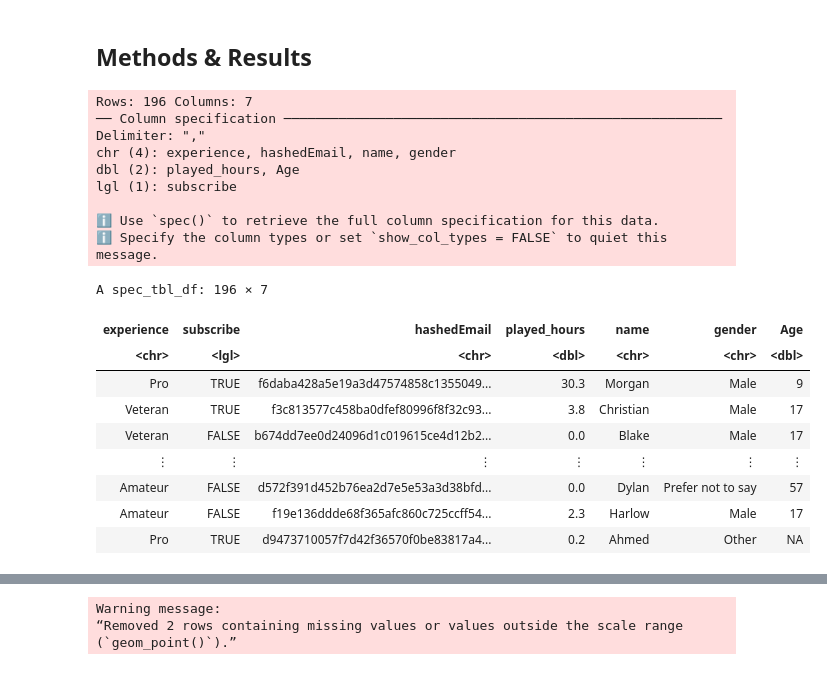
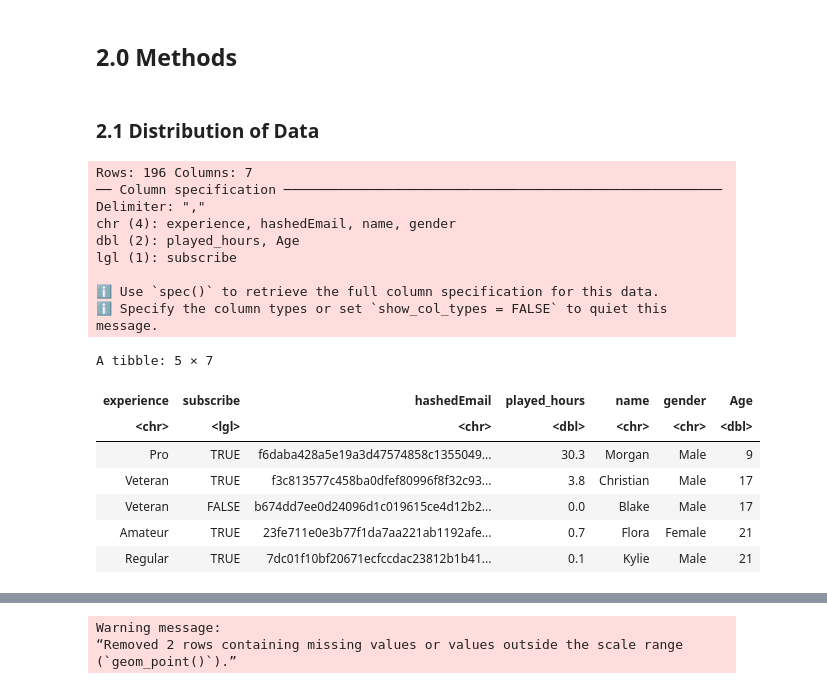
Before and after one commit to ahnnahy/dsci100-group20-project, a Jupyter notebook: Project Final Report.ipynb, the cells around one changed output, grey strips where cells are left out. Saved outputs shown, nothing was run; the diff lists cells and outputs as text; code cells hidden in the pictures.

Commit message:
Introductions, Methods
Added introduction, data description, methods, Figure 1.
Fixed few grammar.

```diff
--- a/Project Final Report.ipynb
+++ b/Project Final Report.ipynb
@@ -33,28 +65,28 @@ options(repr.matrix.max.rows = 6)
 # %% [markdown]
-## Methods & Results
+## 2.0 Methods
+# %% [markdown]
+### 2.1 Distribution of Data
 # %%
-# load the dataset we are working with
+#Let us load the dataset we are working with
 
 players <- read_csv("https://raw.githubusercontent.com/ahnnahy/dsci100-group20-project/refs/heads/main/players%20(1).csv")
 
-players
+head(players,5)
 # %% [output]
 Rows: 196 Columns: 7
 ── Column specification ────────────────────────────────────────────────────────
 Delimiter: ","
 chr (4): experience, hashedEmail, name, gender
 dbl (2): played_hours, Age
 lgl (1): subscribe
 
 ℹ Use `spec()` to retrieve the full column specification for this data.
 ℹ Specify the column types or set `show_col_types = FALSE` to quiet this message.
-A spec_tbl_df: 196 × 7
+A tibble: 5 × 7
 | experience | subscribe | hashedEmail | played_hours | name | gender | Age |
 | <chr> | <lgl> | <chr> | <dbl> | <chr> | <chr> | <dbl> |
 | Pro | TRUE | f6daba428a5e19a3d47574858c1355049... | 30.3 | Morgan | Male | 9 |
 | Veteran | TRUE | f3c813577c458ba0dfef80996f8f32c93... | 3.8 | Christian | Male | 17 |
 | Veteran | FALSE | b674dd7ee0d24096d1c019615ce4d12b2... | 0.0 | Blake | Male | 17 |
-| ⋮ | ⋮ | ⋮ | ⋮ | ⋮ | ⋮ | ⋮ |
-| Amateur | FALSE | d572f391d452b76ea2d7e5e53a3d38bfd... | 0.0 | Dylan | Prefer not to say | 57 |
-| Amateur | FALSE | f19e136ddde68f365afc860c725ccff54... | 2.3 | Harlow | Male | 17 |
-| Pro | TRUE | d9473710057f7d42f36570f0be83817a4... | 0.2 | Ahmed | Other | NA |
+| Amateur | TRUE | 23fe711e0e3b77f1da7aa221ab1192afe... | 0.7 | Flora | Female | 21 |
+| Regular | TRUE | 7dc01f10bf20671ecfccdac23812b1b41... | 0.1 | Kylie | Male | 21 |
```
Also changed, not shown: parts of 17 cells of this notebook.
